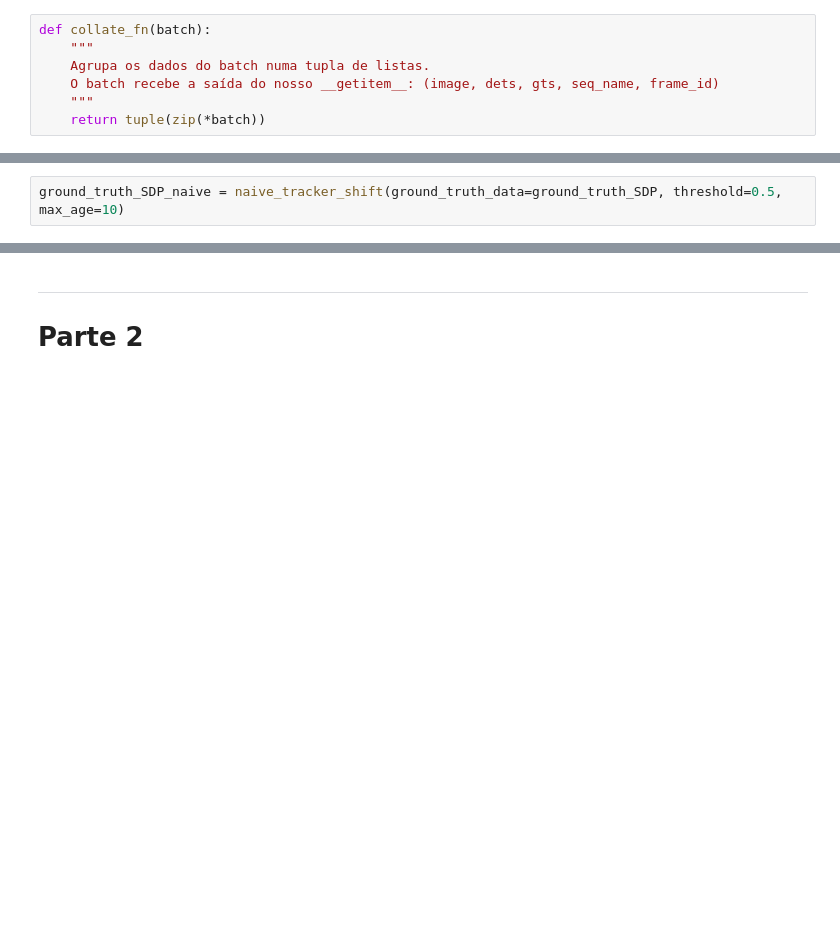
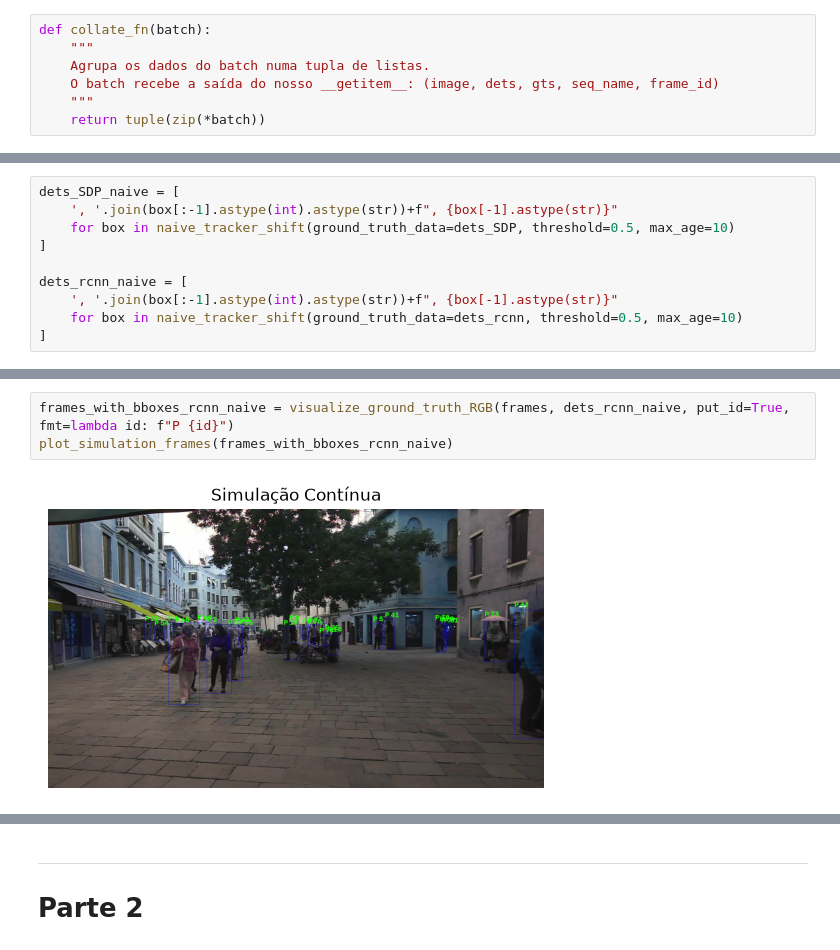
Before and after one commit to WalleriaSimoes/deep-learning-pa2, a Jupyter notebook: script.ipynb, the cells around one changed output, grey strips where cells are left out. Saved outputs shown, nothing was run; the diff lists cells and outputs as text; blank space fills up the shorter version.

```diff
--- a/script.ipynb
+++ b/script.ipynb
@@ -321,2 +321,10 @@ plot_simulation_frames(frames_with_bboxes_rcnn)
 # %%
-ground_truth_SDP_naive = naive_tracker_shift(ground_truth_data=ground_truth_SDP, threshold=0.5, max_age=10)
+dets_SDP_naive = [
+    ', '.join(box[:-1].astype(int).astype(str))+f", {box[-1].astype(str)}"
+    for box in naive_tracker_shift(ground_truth_data=dets_SDP, threshold=0.5, max_age=10)
+]
+
+dets_rcnn_naive = [
+    ', '.join(box[:-1].astype(int).astype(str))+f", {box[-1].astype(str)}"
+    for box in naive_tracker_shift(ground_truth_data=dets_rcnn, threshold=0.5, max_age=10)
+]
@@ -331,3 +333,8 @@ frames_with_bboxes_SDP_naive = visualize_ground_truth_RGB(frames, ground_truth_S
 plot_simulation_frames(frames_with_bboxes_SDP_naive)
 # %% [output]
 [figure]
+# %%
+frames_with_bboxes_rcnn_naive = visualize_ground_truth_RGB(frames, dets_rcnn_naive, put_id=True, fmt=lambda id: f"P {id}")
+plot_simulation_frames(frames_with_bboxes_rcnn_naive)
+# %% [output]
+[figure, added]
```
Also changed, not shown: parts of 22 cells of this notebook, 2 other files.
